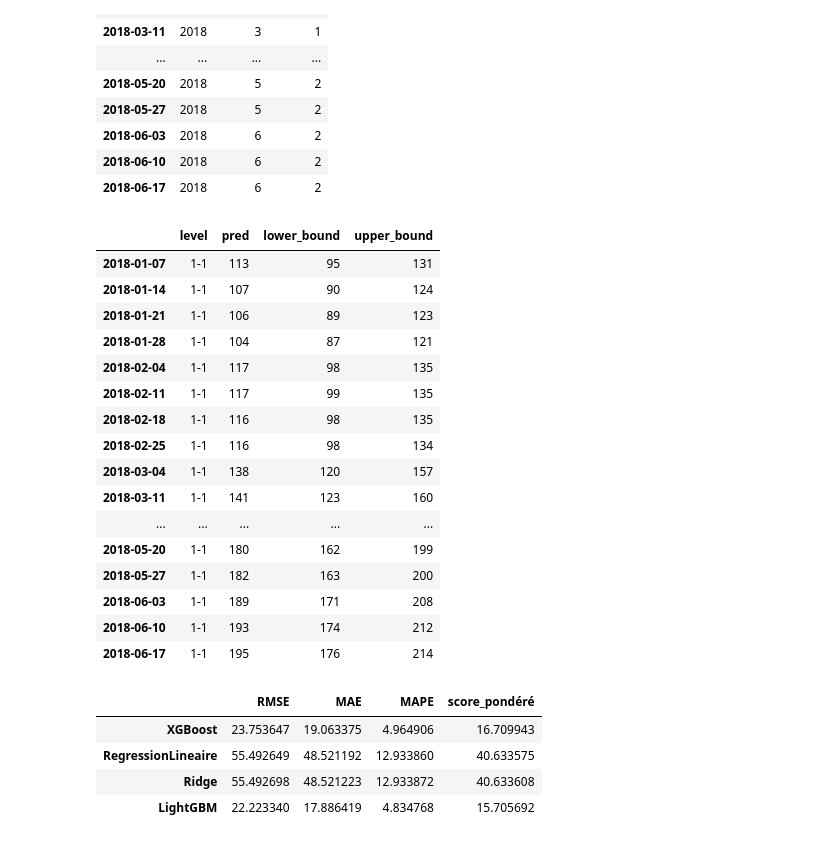
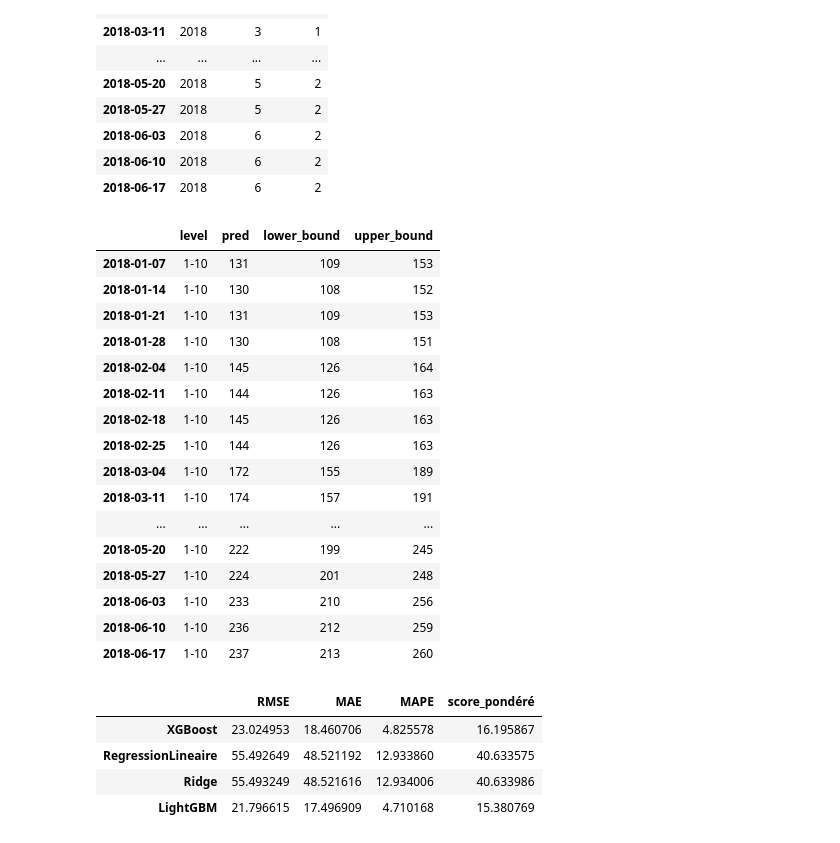
Before and after one commit to AinaRazafinjato/data-science-predistock, a Jupyter notebook: notebook/skforecast/Prevision multivarie dependante.ipynb, the cells around one changed output. Saved outputs shown, nothing was run; the diff lists cells and outputs as text; code cells hidden in the pictures.

```diff
--- a/notebook/skforecast/Prevision multivarie dependante.ipynb
+++ b/notebook/skforecast/Prevision multivarie dependante.ipynb
@@ -245,6 +245,7 @@ for model_name, model in models.items():
                     regressor = model["alg"],
                     lags      = LAG_SIZE,
                     encoding  = 'ordinal',
+                    window_features=RollingFeatures(stats=['mean'], window_sizes=WINDOW_SIZE),
                     transformer_series=StandardScaler(),
                     transformer_exog=StandardScaler(),
 
@@ -256,6 +257,7 @@ for model_name, model in models.items():
         # Grid Search
         levels = train_set.columns[:-3]
         exog=train_set.columns[-3:]
+
         # Cross-validation
         cv = TimeSeriesFold(
                 steps              = 2,
@@ -263,6 +265,7 @@ for model_name, model in models.items():
                 refit              = False
             )
 
+        # Initialisation du grid search
         grid_search = grid_search_forecaster_multiseries(
                     forecaster       = forecaster,
                     series           = df_weekly.iloc[:-TEST_SIZE,:-3],
@@ -296,6 +299,7 @@ for model_name, model in models.items():
                 series=df_weekly.iloc[:-TEST_SIZE,:-3],
                 store_in_sample_residuals=True,
                 exog=df_weekly.iloc[:-TEST_SIZE,-3:],
+
                 )
 
     # Prediction sur le test set
@@ -314,7 +318,6 @@ for model_name, model in models.items():
 
     # Calcul des performances
     metrics_df = compute_metrics_per_column(test_set.iloc[:,:-3], predictions)
-    # print(f"Performances pour {model_name}:\n{metrics_df}\n")
 
     # Enregistrement des performances
     performance[model_name]["rmse"]=np.mean(metrics_df['RMSE'])
@@ -414,6 +417,7 @@ exog_future
 # %%
 # Initialisation du meilleur modèle
 forecaster = ForecasterRecursiveMultiSeries(
+                window_features=RollingFeatures(stats=['mean'], window_sizes=WINDOW_SIZE),
                 regressor = best_model,
                 lags      = LAG_SIZE,
                 encoding  = 'ordinal',
@@ -436,30 +441,30 @@ predictions = forecaster.predict_interval(
 # %%
 predictions[["pred","lower_bound","upper_bound"]]=predictions[["pred","lower_bound","upper_bound"]].astype("int")
 # %%
-predictions[predictions["level"]=="1-1"]
+predictions[predictions["level"]=="1-10"]
 # %% [output]
 |  | level | pred | lower_bound | upper_bound |
-| 2018-01-07 | 1-1 | 113 | 95 | 131 |
-| 2018-01-14 | 1-1 | 107 | 90 | 124 |
-| 2018-01-21 | 1-1 | 106 | 89 | 123 |
-| 2018-01-28 | 1-1 | 104 | 87 | 121 |
-| 2018-02-04 | 1-1 | 117 | 98 | 135 |
-| 2018-02-11 | 1-1 | 117 | 99 | 135 |
-| 2018-02-18 | 1-1 | 116 | 98 | 135 |
-| 2018-02-25 | 1-1 | 116 | 98 | 134 |
-| 2018-03-04 | 1-1 | 138 | 120 | 157 |
-| 2018-03-11 | 1-1 | 141 | 123 | 160 |
+| 2018-01-07 | 1-10 | 131 | 109 | 153 |
+| 2018-01-14 | 1-10 | 130 | 108 | 152 |
+| 2018-01-21 | 1-10 | 131 | 109 | 153 |
+| 2018-01-28 | 1-10 | 130 | 108 | 151 |
+| 2018-02-04 | 1-10 | 145 | 126 | 164 |
+| 2018-02-11 | 1-10 | 144 | 126 | 163 |
+| 2018-02-18 | 1-10 | 145 | 126 | 163 |
+| 2018-02-25 | 1-10 | 144 | 126 | 163 |
+| 2018-03-04 | 1-10 | 172 | 155 | 189 |
+| 2018-03-11 | 1-10 | 174 | 157 | 191 |
 | ... | ... | ... | ... | ... |
-| 2018-05-20 | 1-1 | 180 | 162 | 199 |
-| 2018-05-27 | 1-1 | 182 | 163 | 200 |
-| 2018-06-03 | 1-1 | 189 | 171 | 208 |
-| 2018-06-10 | 1-1 | 193 | 174 | 212 |
-| 2018-06-17 | 1-1 | 195 | 176 | 214 |
+| 2018-05-20 | 1-10 | 222 | 199 | 245 |
+| 2018-05-27 | 1-10 | 224 | 201 | 248 |
+| 2018-06-03 | 1-10 | 233 | 210 | 256 |
+| 2018-06-10 | 1-10 | 236 | 212 | 259 |
+| 2018-06-17 | 1-10 | 237 | 213 | 260 |
 # %%
 performance_df
 # %% [output]
 |  | RMSE | MAE | MAPE | score_pondéré |
-| XGBoost | 23.753647 | 19.063375 | 4.964906 | 16.709943 |
+| XGBoost | 23.024953 | 18.460706 | 4.825578 | 16.195867 |
 | RegressionLineaire | 55.492649 | 48.521192 | 12.933860 | 40.633575 |
-| Ridge | 55.492698 | 48.521223 | 12.933872 | 40.633608 |
-| LightGBM | 22.223340 | 17.886419 | 4.834768 | 15.705692 |
+| Ridge | 55.493249 | 48.521616 | 12.934006 | 40.633986 |
+| LightGBM | 21.796615 | 17.496909 | 4.710168 | 15.380769 |
```
Also changed, not shown: parts of 3 cells of this notebook.
